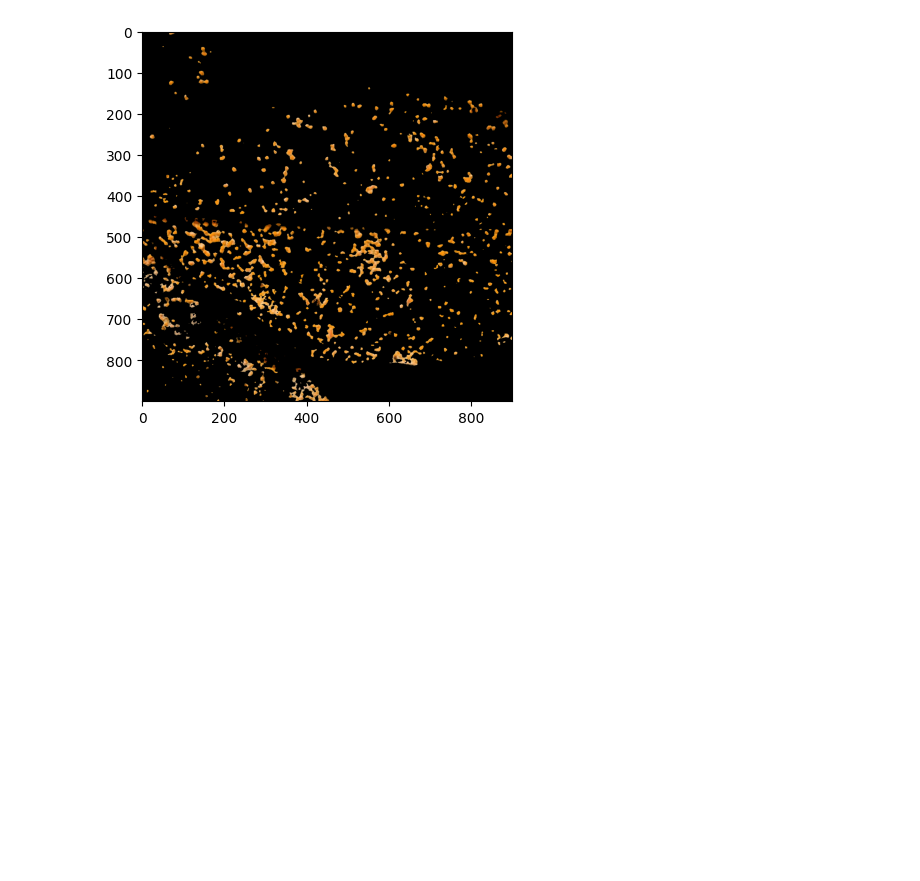
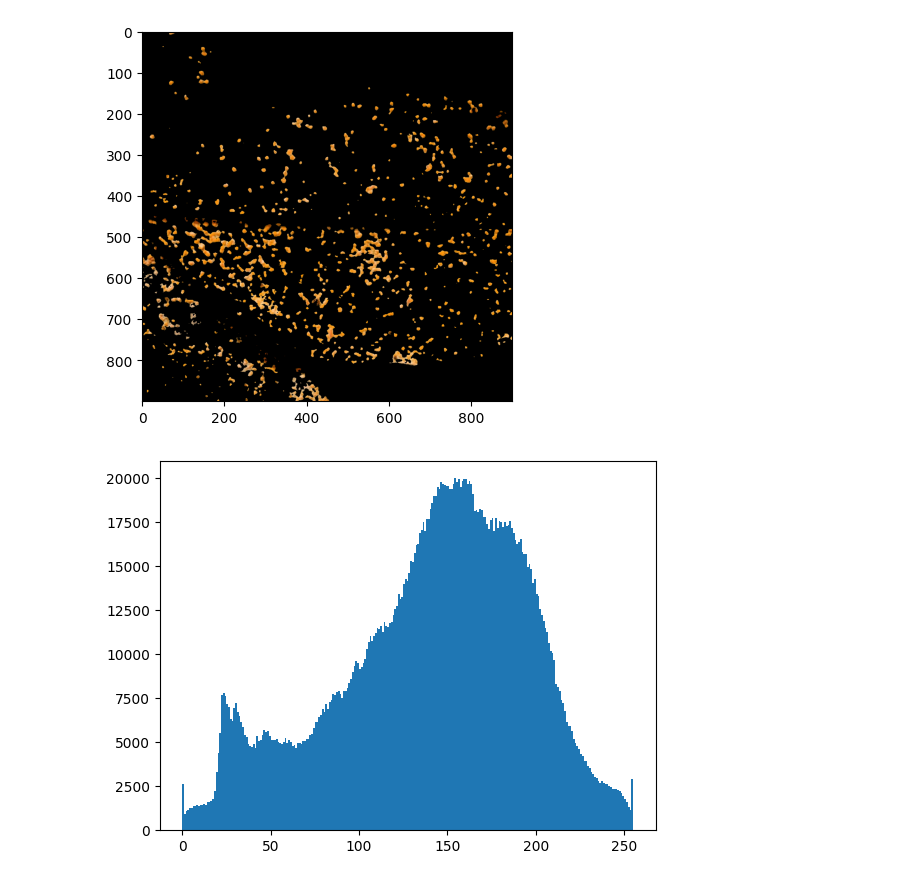
Before and after one commit to danielrawlins21/Artificial_Vision, a Jupyter notebook: Projects/Ejemplo HSV/Roya_detection.ipynb, the cells around one changed output. Drawn from its saved outputs; the diff is of its cells as text; code cells hidden in the pictures; blank space fills up the shorter version.

Commit message:
Histogram to see image distribution

```diff
--- a/Projects/Ejemplo HSV/Roya_detection.ipynb
+++ b/Projects/Ejemplo HSV/Roya_detection.ipynb
@@ -42,3 +42,10 @@ plt.imshow(res)
 plt.show()
 # %% [output]
 [figure]
+# %%
+# histogram for the image
+
+plt.hist(img.ravel(), 255,[0,255])
+plt.show()
+# %% [output]
+[figure, added]
```
Also changed, not shown: 2 other files.
